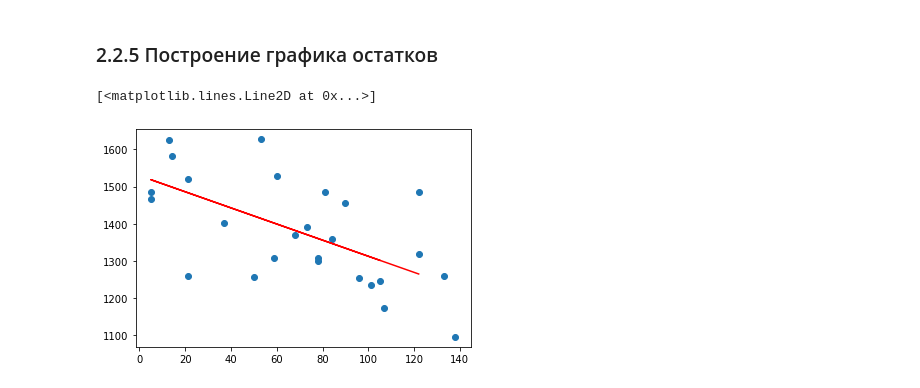
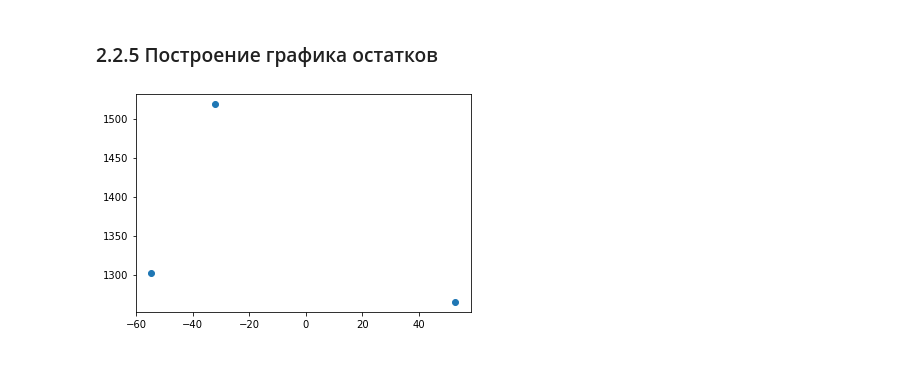
Before and after one commit to evgengalanin/study_ds29, a Jupyter notebook: Python/stats/corr_regr/corr_regr.ipynb, the cells around one changed output. Saved outputs shown, nothing was run; the diff lists cells and outputs as text; code cells hidden in the pictures.

```diff
--- a/Python/stats/corr_regr/corr_regr.ipynb
+++ b/Python/stats/corr_regr/corr_regr.ipynb
@@ -256,9 +258,10 @@ model.score(X_test, y_test)
 Предположу, что для построения вменяемой модели маловато данных.
 # %% [markdown]
 ### 2.2.5 Построение графика остатков
-# %%
-plt.scatter(X, y)
-plt.plot(X_test, y_pred, c='r')
-# %% [output]
-[<matplotlib.lines.Line2D at 0x...>]
-[figure, removed]
+# %%
+residuals = y_test - y_pred
+plt.scatter(residuals, y_pred)
+
+plt.show()
+# %% [output]
+[figure, added]
```
Also changed, not shown: parts of 4 cells of this notebook.
